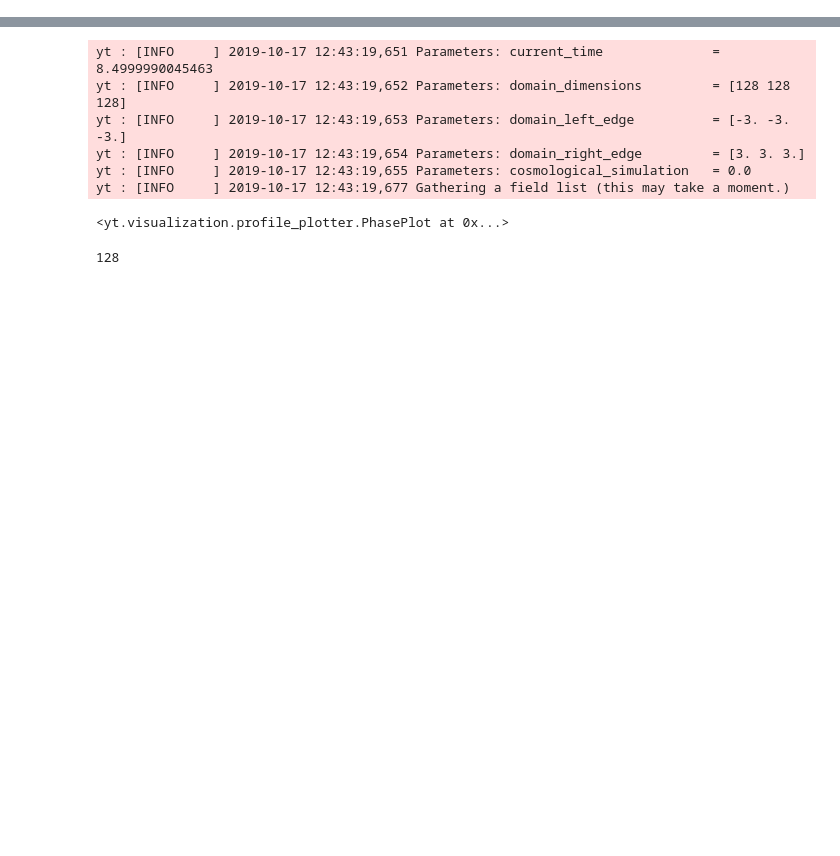
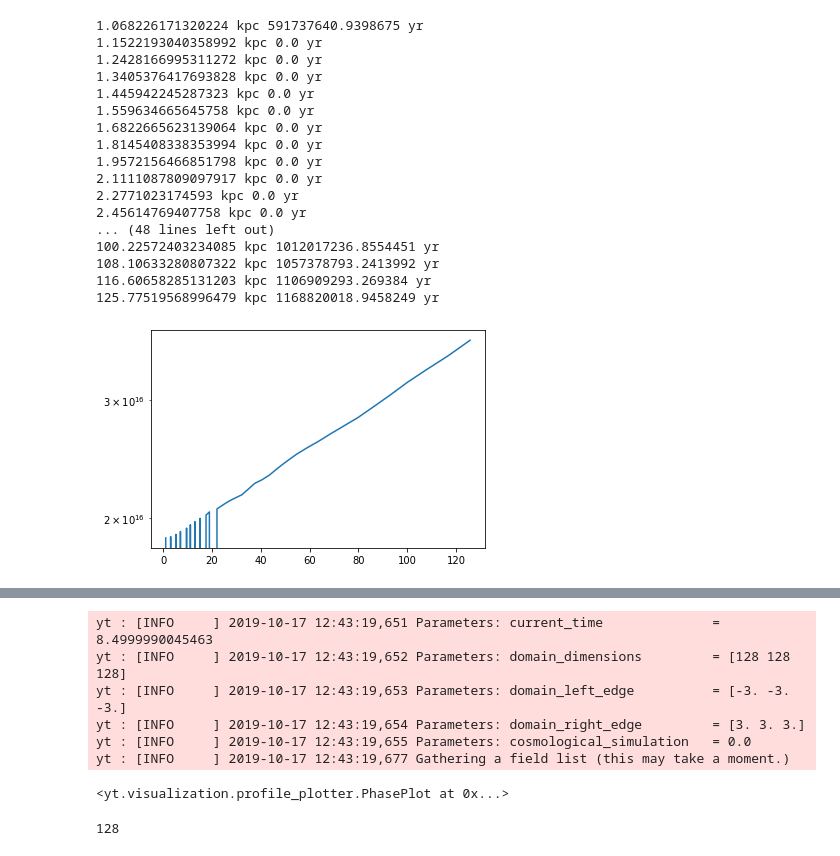
Before and after one commit to ibutsky/thermal_instabilities, a Jupyter notebook: analysis/test.ipynb, the cells around one changed output, grey strips where cells are left out. Cells and saved outputs as stored; diff of their text form; code cells hidden in the pictures; blank space fills up the shorter version.

```diff
--- a/analysis/test.ipynb
+++ b/analysis/test.ipynb
@@ -216,0 +216,18 @@ YTArray([2.8851102 , 2.88841928, 2.90308289, ..., 3.01281512, 2.97488759,
+# %%
+ds = ytf.load('../../simulations/isothermal_tctf_1.0_beta_10.0_cr_3.0/DD0000/DD0000')
+ad = ds.all_data()
+field = ('gas', 'cooling_time')
+p = yt.ProfilePlot(ad, ('gas', 'z'), field)
+p.set_unit(('gas', 'z'), 'kpc')
+p.set_log(('gas', 'z'), False)
+#p.show()
+
+profile = p.profiles[0]
+pz = profile.x
+py = profile[field]
+
+plt.semilogy(pz, py)#.in_units('yr'))
+#plt.scatter(43.85, 9.86e-29)
+for z, y in zip(pz, py):
+    print(z, y.in_units('yr'))
+# %% [output]
@@ -216,0 +240,18 @@ YTArray([2.8851102 , 2.88841928, 2.90308289, ..., 3.01281512, 2.97488759,
+1.068226171320224 kpc 591737640.9398675 yr
+1.1522193040358992 kpc 0.0 yr
+1.2428166995311272 kpc 0.0 yr
+1.3405376417693828 kpc 0.0 yr
+1.445942245287323 kpc 0.0 yr
+1.559634665645758 kpc 0.0 yr
+1.6822665623139064 kpc 0.0 yr
+1.8145408338353994 kpc 0.0 yr
+1.9572156466851798 kpc 0.0 yr
+2.1111087809097917 kpc 0.0 yr
+2.2771023174593 kpc 0.0 yr
+2.45614769407758 kpc 0.0 yr
+... (48 lines left out)
+100.22572403234085 kpc 1012017236.8554451 yr
+108.10633280807322 kpc 1057378793.2413992 yr
+116.60658285131203 kpc 1106909293.269384 yr
+125.77519568996479 kpc 1168820018.9458249 yr
+[figure, added]
```
Also changed, not shown: parts of 14 cells of this notebook, 2 other files.
